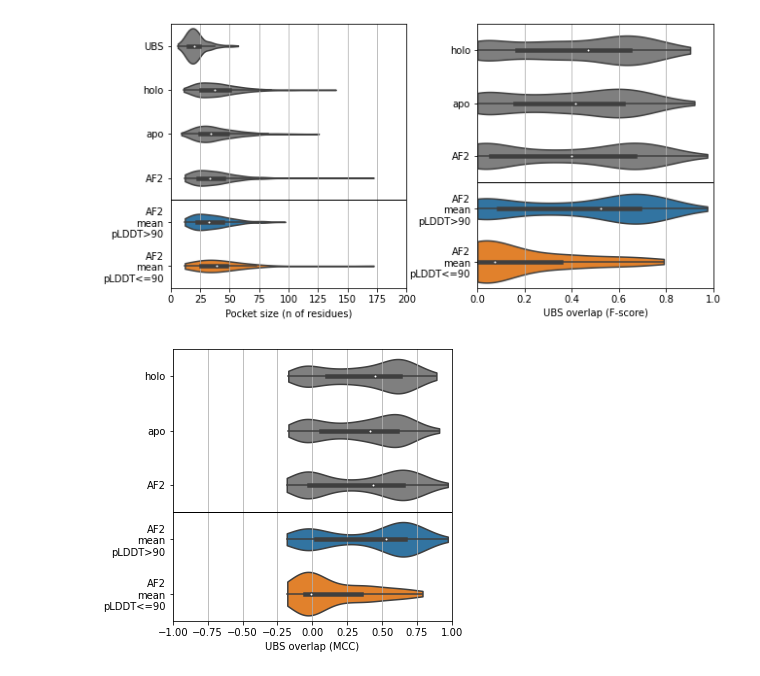
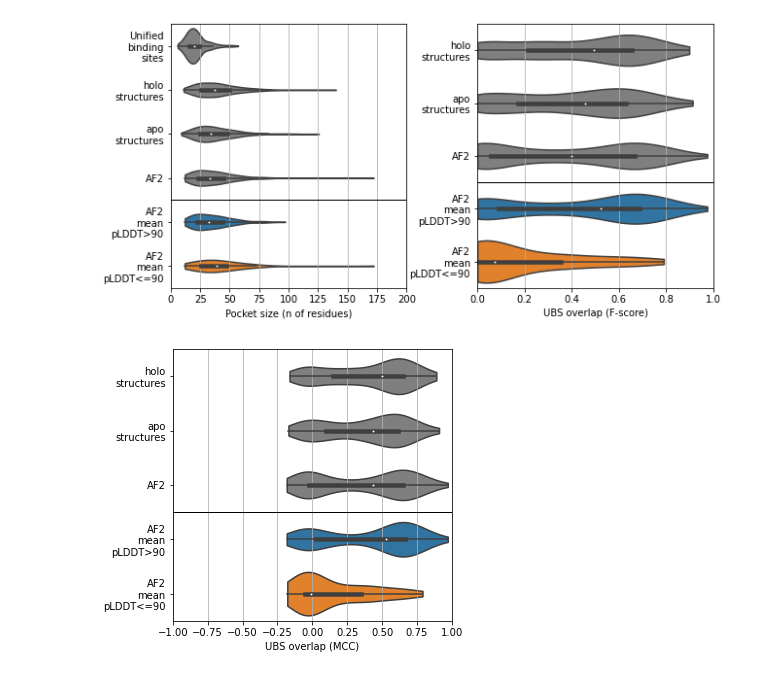
Before and after one commit to jurgjn/af2_pockets, a Jupyter notebook: fig4ABC.ipynb, the cells around one changed output. Cells and saved outputs as stored; diff of their text form; code cells hidden in the pictures.

Commit message:
Tweak labels; match apo/holo families exactly to AF2

```diff
--- a/fig4ABC.ipynb
+++ b/fig4ABC.ipynb
@@ -17,7 +17,8 @@ def read_struct_id_family():
         pd.read_csv('results/lbsp_af2_check_resid.tsv', sep='\t')[cols_].rename({'SP_PRIMARY_SET': 'struct_id'}, axis=1).drop_duplicates(),
 ], axis=0)
 
-df1_ = df_.query('pocket_id == 1').reset_index(drop=True).merge(read_struct_id_family(), on='struct_id')#.head(3).transpose()
+df1_ = df_.query('pocket_id == 1').reset_index(drop=True).merge(read_struct_id_family(), on='struct_id')\
+    .replace({'Type': {'holo': 'holo\nstructures', 'apo': 'apo\nstructures'}})
 print(df1_['Type'].value_counts())
 df1_.head(3).transpose()
 # %% [output]
@@ -54,7 +55,7 @@ df_ubs.head(5)
 | 3 | 1 | P00698 | 1 | 1 | ILE | 116 | * | ILE | True | ... |
 | 4 | 1 | P00698 | 1 | 1 | ILE | 106 | * | ILE | True | ... |
 # %%
-df_nresid_ubs_ = df_ubs.assign(Type='UBS')[['Family', 'Type', 'n_resid']].drop_duplicates()
+df_nresid_ubs_ = df_ubs.assign(Type='Unified\nbinding\nsites')[['Family', 'Type', 'n_resid']].drop_duplicates()
 # %%
 cols_ = ['Family', 'Type', 'n_resid', 'F', 'MCC']
 df_nresid_pockets_ = df1_[cols_].groupby(['Family', 'Type'])\
@@ -69,5 +70,8 @@ df_nresid_af2_split_ = pd.concat([
 ], axis=0)[cols_]
 # %%
 df_plt_ = pd.concat([df_nresid_ubs_, df_nresid_pockets_, df_nresid_af2_split_], axis=0)
+s_ = set(df_plt_.query('Type == "AF2"')['Family'])
+df_plt_ = df_plt_.query('Family in @s_').reset_index(drop=True) #Match apo/holo to AF2
+print(df_plt_['Type'].value_counts())
 df_plt_.head(5)
 # %% [output]
@@ -80,38 +91,38 @@ df_plt_.head(5)
 # %%
 kwargs_ = {
-    'order': ['UBS', 'holo', 'apo', 'AF2', 'AF2\nmean\npLDDT>90', 'AF2\nmean\npLDDT<=90'],
+    'order': ['Unified\nbinding\nsites', 'holo\nstructures', 'apo\nstructures', 'AF2', 'AF2\nmean\npLDDT>90', 'AF2\nmean\npLDDT<=90'],
     'palette': {
-        'UBS': 'tab:gray',
-        'holo': 'tab:gray',
-        'apo': 'tab:gray',
+        'Unified\nbinding\nsites': 'tab:gray',
+        'holo\nstructures': 'tab:gray',
+        'apo\nstructures': 'tab:gray',
         'AF2': 'tab:gray',
         f'AF2\nmean\npLDDT>{pLDDT_th}': 'tab:blue',
         f'AF2\nmean\npLDDT<={pLDDT_th}': 'tab:orange',
     },
     'cut': 0,
 }
 
 plt.figure(figsize=(10, 5)).subplots_adjust(wspace=0.3)#, hspace=0.3)
 plt.subplot(1, 2, 1)
 sns.violinplot(x='n_resid', y='Type', data=df_plt_, **kwargs_)
 plt.axhline(3.5, color='k', linewidth=1)
 plt.gca().xaxis.grid(True)
 plt.gca().set_xlim(0, 200)
 plt.gca().set_xlabel('F-score')
 plt.gca().set_xlabel('Pocket size (n of residues)')
 plt.gca().set_ylabel('')
 
-kwargs_['order'].remove('UBS')
+kwargs_['order'].remove('Unified\nbinding\nsites')
 plt.subplot(1, 2, 2)
 sns.violinplot(x='F', y='Type', data=df_plt_, **kwargs_)
 plt.axhline(2.5, color='k', linewidth=1)
 plt.gca().xaxis.grid(True)
 plt.gca().set_xlim(0, 1)
 plt.gca().set_xlabel('UBS overlap (F-score)')
 plt.gca().set_ylabel('')
 plt.savefig('fig4ABC.pdf', bbox_inches='tight', transparent=True)
 # %% [output]
-[figure, old version]
+[figure, new version]
 # %%
 plt.figure(figsize=(5, 5))
 plt.subplot(1, 1, 1)
@@ -123,4 +134,4 @@ plt.gca().set_xlabel('UBS overlap (MCC)')
 plt.gca().set_ylabel('')
 plt.savefig('fig4ABCsuppl_MCC.pdf', bbox_inches='tight', transparent=True)
 # %% [output]
-[figure, old version]
+[figure, new version]
```
Also changed, not shown: parts of 2 cells of this notebook, 4 other files.
